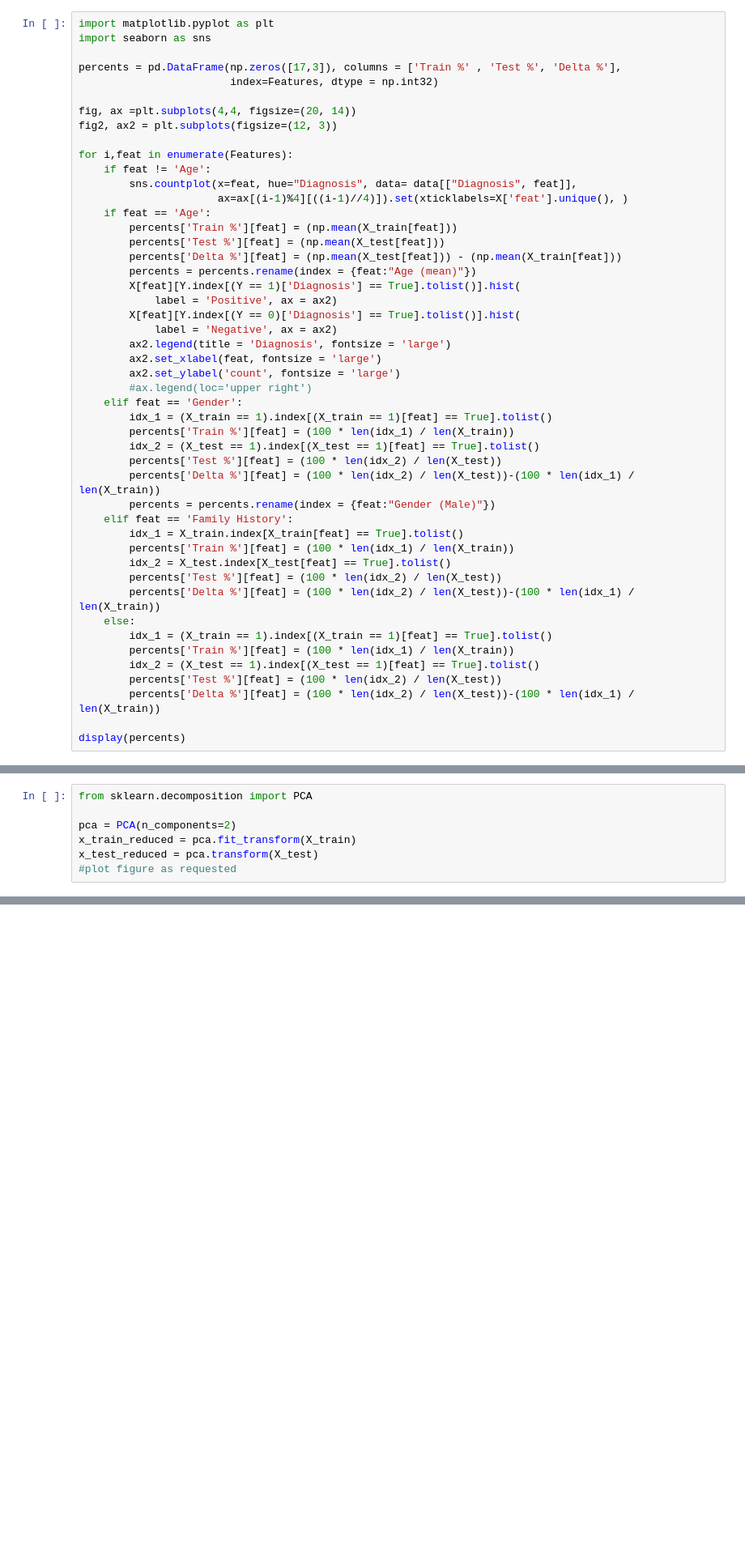
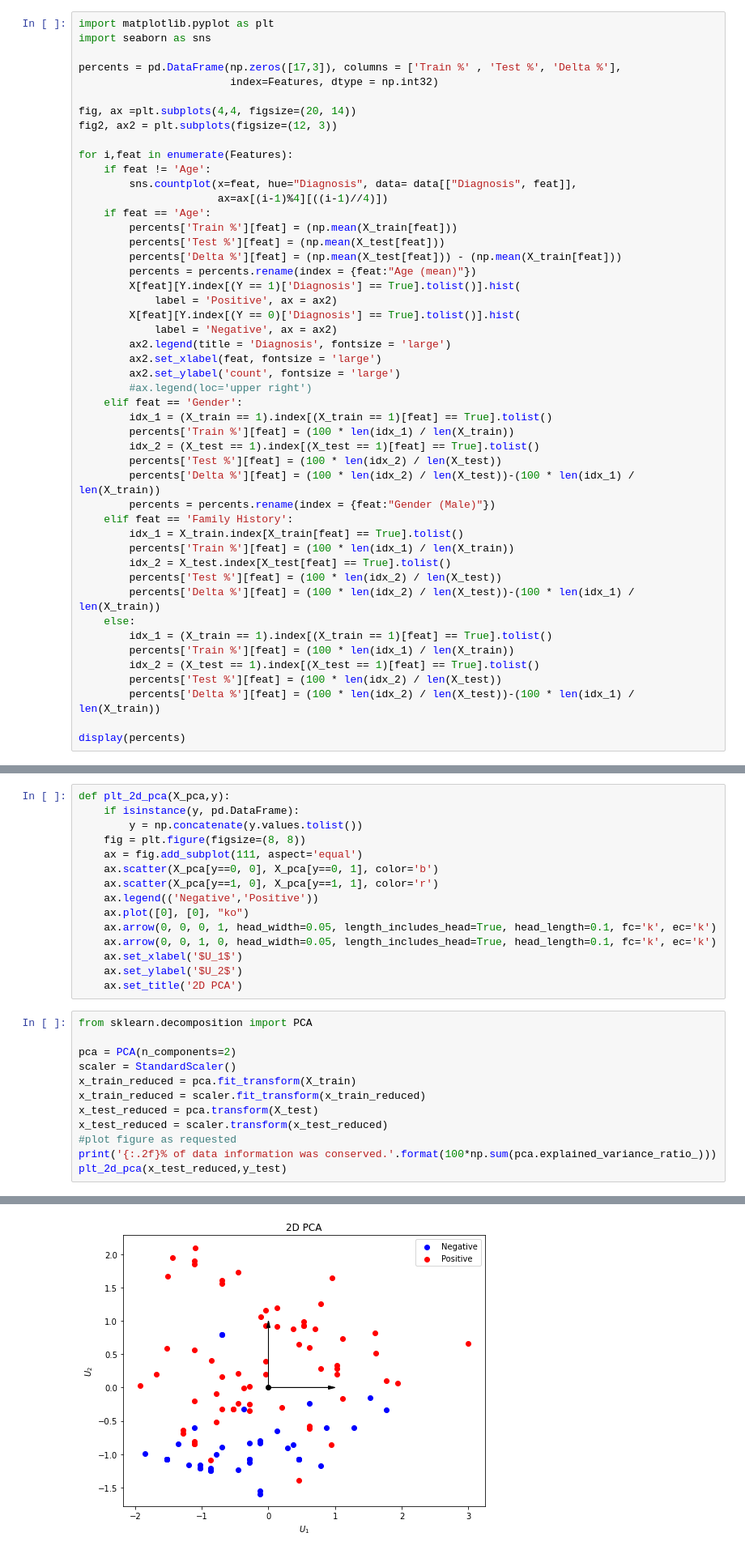
Before and after one commit to mlh-master/hw2_mlh-guy-dor, a Jupyter notebook: HW2.ipynb, the cells around one changed output, grey strips where cells are left out. Shown at 81% size. Saved outputs shown, nothing was run; the diff lists cells and outputs as text; blank space fills up the shorter version.

Commit message:
added few graphs

```diff
--- a/HW2.ipynb
+++ b/HW2.ipynb
@@ -104,7 +104,7 @@ fig2, ax2 = plt.subplots(figsize=(12, 3))
 for i,feat in enumerate(Features):
     if feat != 'Age':
         sns.countplot(x=feat, hue="Diagnosis", data= data[["Diagnosis", feat]],
-                      ax=ax[(i-1)%4][((i-1)//4)]).set(xticklabels=X['feat'].unique(), )
+                      ax=ax[(i-1)%4][((i-1)//4)])
     if feat == 'Age':
         percents['Train %'][feat] = (np.mean(X_train[feat]))
         percents['Test %'][feat] = (np.mean(X_test[feat]))
@@ -547,10 +491,31 @@ plt.show()
 ## 7) Data Separability Visualization
 # %% [markdown]
 #### 7.a)
+# %%
+def plt_2d_pca(X_pca,y):
+    if isinstance(y, pd.DataFrame):
+        y = np.concatenate(y.values.tolist())
+    fig = plt.figure(figsize=(8, 8))
+    ax = fig.add_subplot(111, aspect='equal')
+    ax.scatter(X_pca[y==0, 0], X_pca[y==0, 1], color='b')
+    ax.scatter(X_pca[y==1, 0], X_pca[y==1, 1], color='r')
+    ax.legend(('Negative','Positive'))
+    ax.plot([0], [0], "ko")
+    ax.arrow(0, 0, 0, 1, head_width=0.05, length_includes_head=True, head_length=0.1, fc='k', ec='k')
+    ax.arrow(0, 0, 1, 0, head_width=0.05, length_includes_head=True, head_length=0.1, fc='k', ec='k')
+    ax.set_xlabel('$U_1$')
+    ax.set_ylabel('$U_2$')
+    ax.set_title('2D PCA')
 # %%
 from sklearn.decomposition import PCA
 
 pca = PCA(n_components=2)
+scaler = StandardScaler()
 x_train_reduced = pca.fit_transform(X_train)
+x_train_reduced = scaler.fit_transform(x_train_reduced)
 x_test_reduced = pca.transform(X_test)
+x_test_reduced = scaler.transform(x_test_reduced)
 #plot figure as requested
+print('{:.2f}% of data information was conserved.'.format(100*np.sum(pca.explained_variance_ratio_)))
+plt_2d_pca(x_test_reduced,y_test)
+# %% [output]
@@ -557,3 +533,4 @@ x_test_reduced = pca.transform(X_test)
+[figure, added]
 # %% [markdown]
 #### 7.b)
 # %% [markdown]
```
Also changed, not shown: parts of 10 cells of this notebook.
